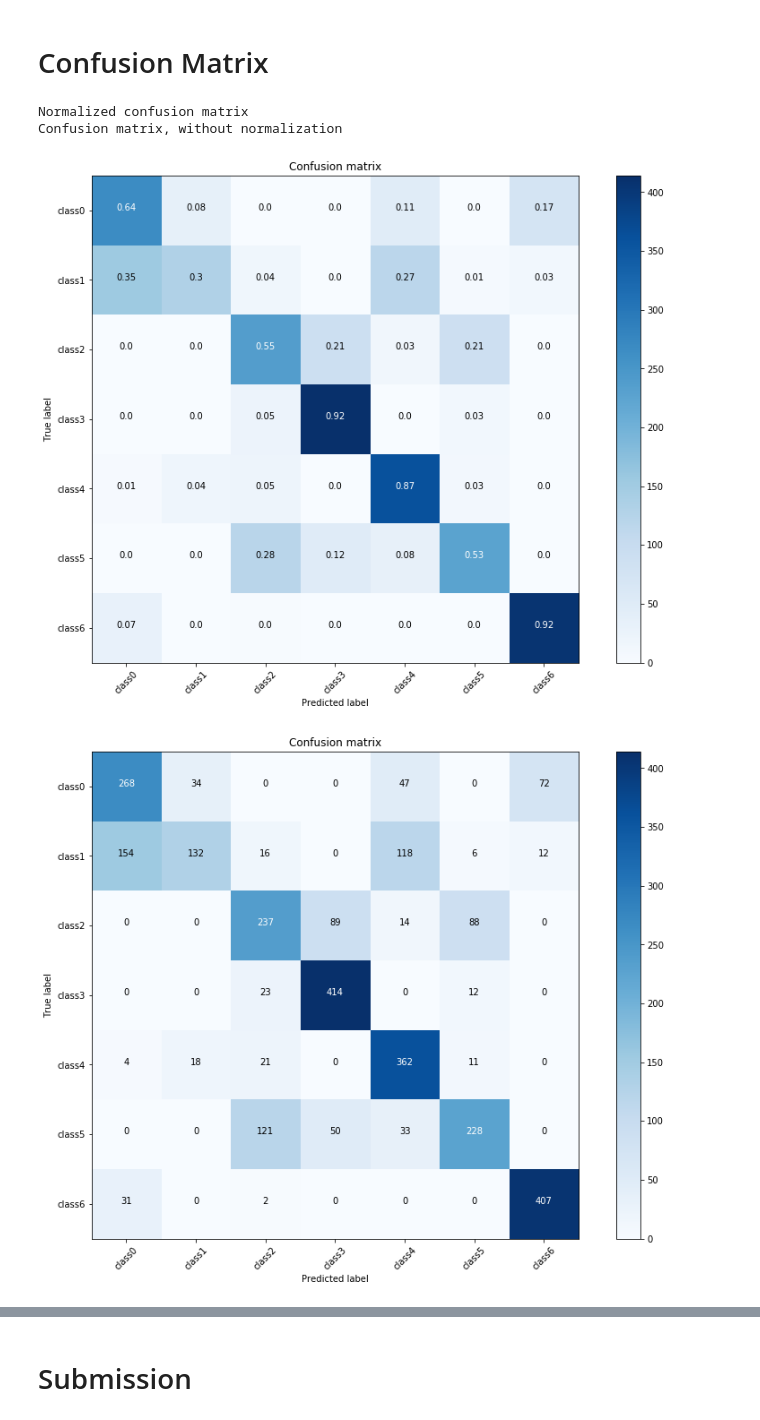
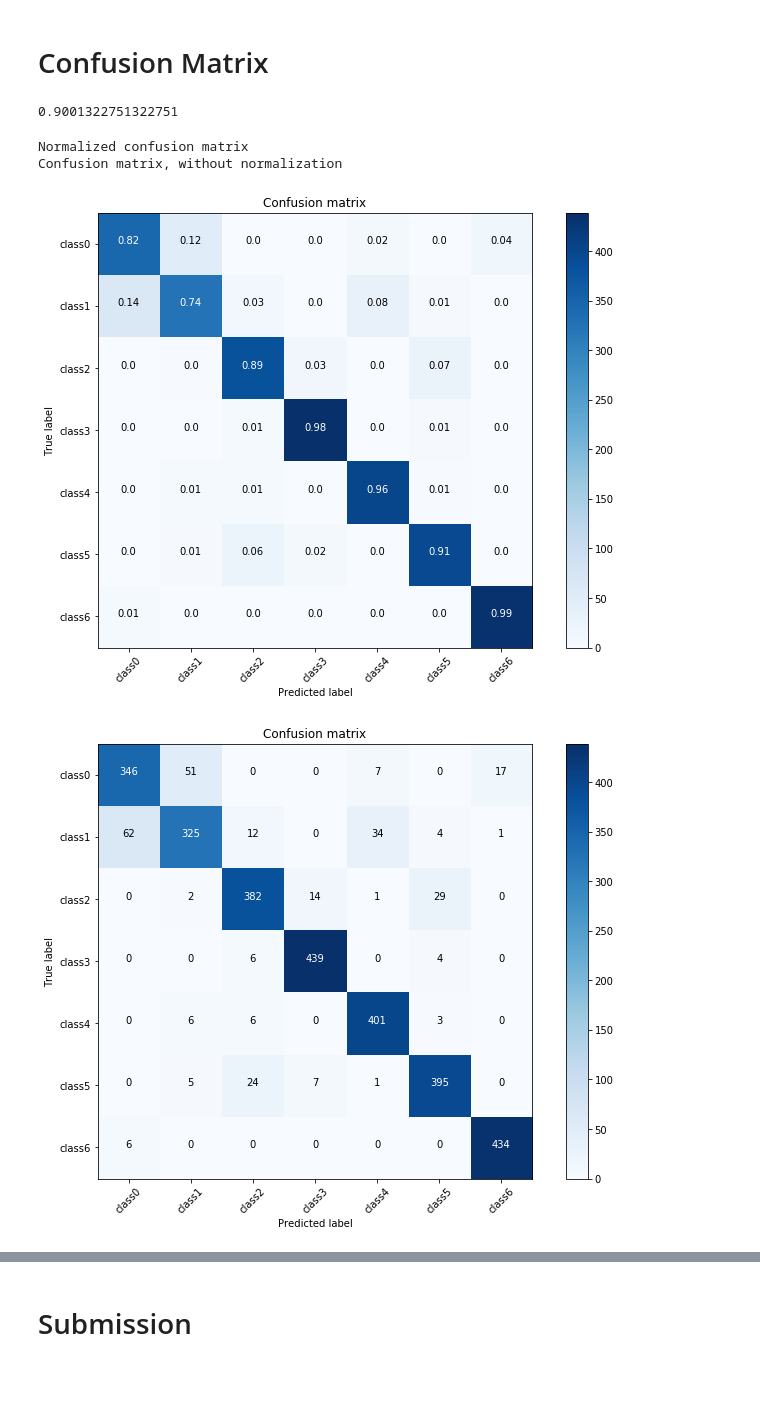
Before and after one commit to khanhnguyenqk/kaggle, a Jupyter notebook: forest-cover-type-prediction/main/main.ipynb, the cells around one changed output, grey strips where cells are left out. Drawn from its saved outputs; the diff is of its cells as text; code cells hidden in the pictures; blank space fills up the shorter version.

Commit message:
0.76687 score on kaggle

```diff
--- a/forest-cover-type-prediction/main/main.ipynb
+++ b/forest-cover-type-prediction/main/main.ipynb
@@ -168,7 +170,7 @@ print(cv_results_df.mean_test_score.max())
 # %% [markdown]
 ## LGBM
 # %%
-lg = lgb.LGBMClassifier(random_state=42, n_jobs=-1, objective='multiclass')
+lg = lgb.LGBMClassifier(random_state=42, n_jobs=-1, objective='multiclass', n_estimators=5000)
 
 fullPipeline = Pipeline(steps=[
     #('featureEngPipeline', featureEngPipeline),
@@ -208,12 +203,18 @@ cross_val_score(lg, subX, subY, cv=5, n_jobs=-1, scoring='accuracy').mean()
 # %%
-param_space =  {'model__max_depth': [3,10],
-    'model__learning_rate': [0.01,0.1],
-    'model__num_leaves': [100,900],
-    'model__n_estimators': [10, 100]
+param_space =  {'model__max_depth': [2, 63],
+    #'model__learning_rate': [0.01,0.5],
+    'model__num_leaves': [7, 4095],
+    #'model__n_estimators': 5000
 }
 
-BSLGB = BayesSearchCV(fullPipeline, param_space, random_state=42, scoring='accuracy', cv=5, n_iter=40, verbose=3, n_jobs=-1)
-%time BSLGB.fit(subX.astype(float), subY)
+fit_params = {
+    'early_stopping_rounds':30,
+    'eval_metric':'accuracy',
+    'eval_set':[(xValid, yValid)],
+}
+
+BSLGB = BayesSearchCV(fullPipeline, param_space, random_state=42, scoring='accuracy', cv=5, n_iter=50, verbose=3, n_jobs=-1)
+%time BSLGB.fit(xTrain.astype(float), yTrain)
 # %% [output]
 Fitting 5 folds for each of 1 candidates, totalling 5 fits
 [Parallel(n_jobs=-1)]: Using backend LokyBackend with 12 concurrent workers.
@@ -274,4 +254,4 @@ localXTrain, localXTest, localyTrain, localyTest = train_test_split(xTrain, yTra
 # %%
 model = BSLGB.best_estimator_
 # %%
-model.fit(localXTrain, localyTrain);
+#model.fit(localXTrain.astype(float), localyTrain.astype(int));
@@ -281,3 +258,9 @@ confusionMatrix = confusion_matrix(localyTest, local_ypreds, )
+# %%
+yValid_pred = model.predict(xValid)
+print(accuracy_score(yValid, yValid_pred))
+confusionMatrix = confusion_matrix(yValid, yValid_pred)
+# %% [output]
+0.9001322751322751
 # %%
 import itertools
 
@@ -289,38 +272,38 @@ def plot_confusion_matrix(cm, classes,
     This function prints and plots the confusion matrix.
     Normalization can be applied by setting `normalize=True`.
     """
-    plt.figure(figsize=(15, 10))
+    plt.figure(figsize=(12, 8))
     plt.imshow(cm, interpolation='nearest', cmap=cmap)
     plt.title(title)
     plt.colorbar()
     tick_marks = np.arange(len(classes))
     plt.xticks(tick_marks, classes, rotation=45)
     plt.yticks(tick_marks, classes)
 
     if normalize:
         cm = np.round(cm.astype('float') / cm.sum(axis=1)[:, np.newaxis], 2)
         print("Normalized confusion matrix")
     else:
         print('Confusion matrix, without normalization')
 
     #print(cm)
 
     thresh = cm.max() / 2.
     for i, j in itertools.product(range(cm.shape[0]), range(cm.shape[1])):
         plt.text(j, i, cm[i, j],
                  horizontalalignment="center",
                  color="white" if cm[i, j] > thresh else "black")
 
     #plt.tight_layout()
     plt.ylabel('True label')
     plt.xlabel('Predicted label')
 
 plot_confusion_matrix(confusionMatrix, ['class' + str(x) for x in range(0, len(train.Cover_Type.unique()))]
                      , True)
 plot_confusion_matrix(confusionMatrix, ['class' + str(x) for x in range(0, len(train.Cover_Type.unique()))]
                      , False)
 # %% [output]
 Normalized confusion matrix
 Confusion matrix, without normalization
-[figure, old version]
+[figure, new version]
-[figure, old version]
+[figure, new version]
```
Also changed, not shown: parts of 20 cells of this notebook, 1 other file.
